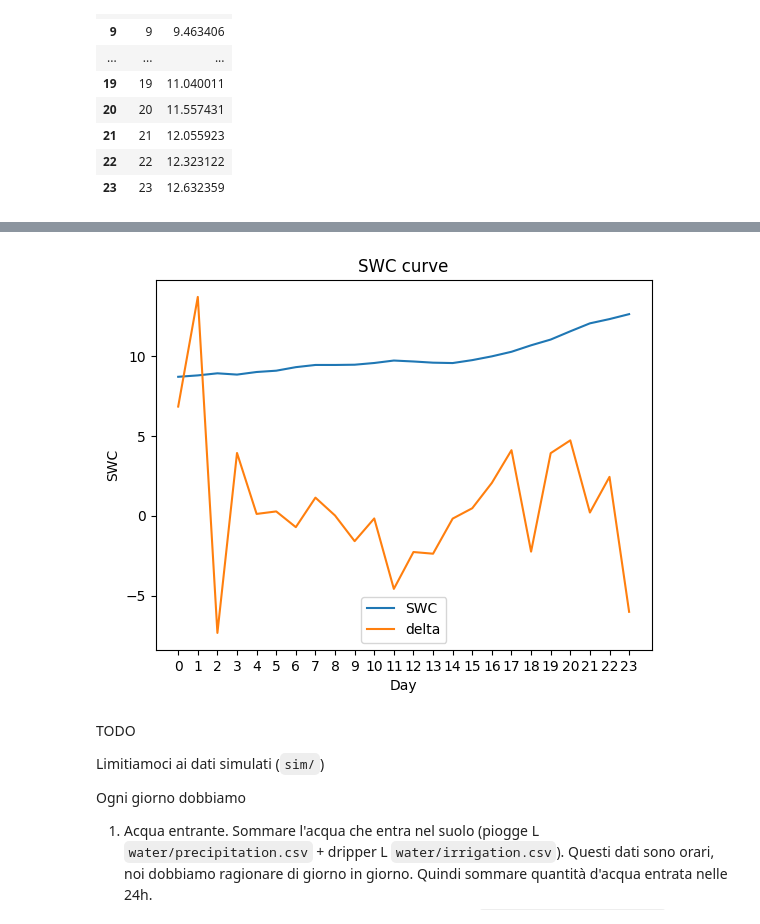
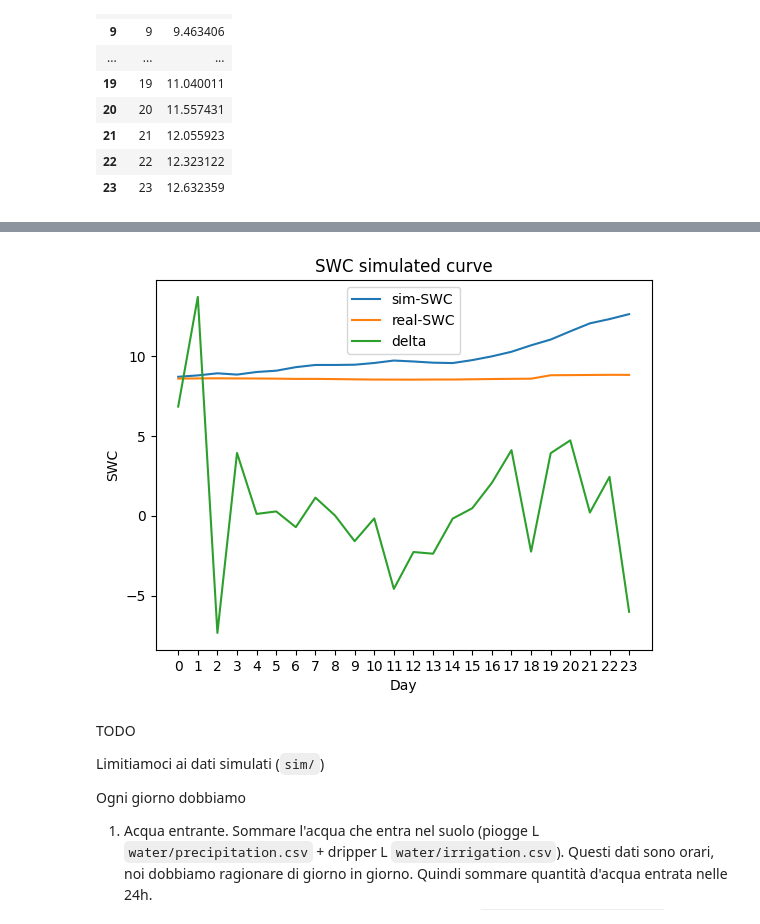
Before and after one commit to josephgiovanelli/et0_calculation, a Jupyter notebook: notebook.ipynb, the cells around one changed output, grey strips where cells are left out. Saved outputs shown, nothing was run; the diff lists cells and outputs as text; code cells hidden in the pictures.

Commit message:
built real sensor chart

```diff
--- a/notebook.ipynb
+++ b/notebook.ipynb
@@ -110,7 +110,7 @@ def set_days(df,column_name,new_column):
 
 pr = set_days(pr,'timestamp','day').groupby(pr['day'], as_index=False)["precipitation"].sum()
 ir = set_days(ir,'timestamp','day').groupby(ir['day'], as_index=False)["irrigation"].sum()
-
+et = pd.DataFrame([{'timestamp': 0, 'et0': 0}]).append(et, ignore_index =True)
 
 #Daily water deficit: irrigation + precipitation - et0
 
@@ -148,10 +148,10 @@ soil_volume = 30
 
 #Daily avg soil moisture by averaging every daily sensor value * soil density * soil volume
 
-water_content = pd.DataFrame(sm.mean(axis=1).apply(lambda x: x*soil_density*soil_volume),columns=['SWC']).reset_index(names="day")
+sim_wc = pd.DataFrame(sm.mean(axis=1).apply(lambda x: x*soil_density*soil_volume),columns=['SWC']).reset_index(names="day")
 
 
-water_content
+sim_wc
 # %% [output]
 |  | day | SWC |
 | 0 | 0 | 8.706109 |
@@ -192,0 +173,14 @@ pd.DataFrame([{'timestamp': 0, 'et0': 0}]).append(et, ignore_index =True)
+# %%
+#Same application, real datas
+
+#Daily avg soil moisture by averaging every daily sensor value * soil density * soil volume
+
+real_wc = pd.read_csv('/home/data/interp_obs/water_content.csv')
+real_wc = set_days(real_wc,'timestamp','day')
+real_wc = real_wc.drop(columns=['timestamp'],axis=1)
+real_wc = real_wc.groupby(sm['day'], as_index=False).mean()
+
+real_wc = pd.DataFrame(real_wc.mean(axis=1).apply(lambda x: x*soil_density*soil_volume),columns=['SWC']).reset_index(names="day")
+
+
+real_wc
@@ -193,20 +231,22 @@ pd.DataFrame([{'timestamp': 0, 'et0': 0}]).append(et, ignore_index =True)
 # %%
-plt.xticks(range(len(water_content.index)))
-plt.plot(water_content['day'].index, water_content['SWC'], label='SWC')
+plt.xticks(range(len(sim_wc.index)))
+plt.plot(sim_wc['day'].index, sim_wc['SWC'], label='sim-SWC')
+plt.plot(real_wc['day'].index, real_wc['SWC'], label='real-SWC')
+
 # plt.plot(pr['day'].index, pr['precipitation'] + ir['irrigation'], label='ingoing')
 # plt.plot(pr['day'].index, pr['precipitation'], label='precipitation')
 # plt.plot(pr['day'].index, ir['irrigation'], label='irrigation')
-et2 = pd.DataFrame([{'timestamp': 0, 'et0': 0}]).append(et, ignore_index =True)
-plt.plot(pr['day'].index, pr['precipitation'] + ir['irrigation'] - et2['et0'], label='delta')
+
+plt.plot(pr['day'].index, tw['total water'], label='delta')
+
 # plt.plot(et2.index, et2['et0'], label='outgoing')
 plt.xlabel("Day")
 plt.ylabel("SWC")
-plt.title('SWC curve')
+plt.title('SWC simulated curve')
 plt.legend()
-
 plt.show()
 # %% [output]
-[figure, old version]
+[figure, new version]
 # %% [markdown]
 TODO
 
```
Also changed, not shown: parts of 5 cells of this notebook.
